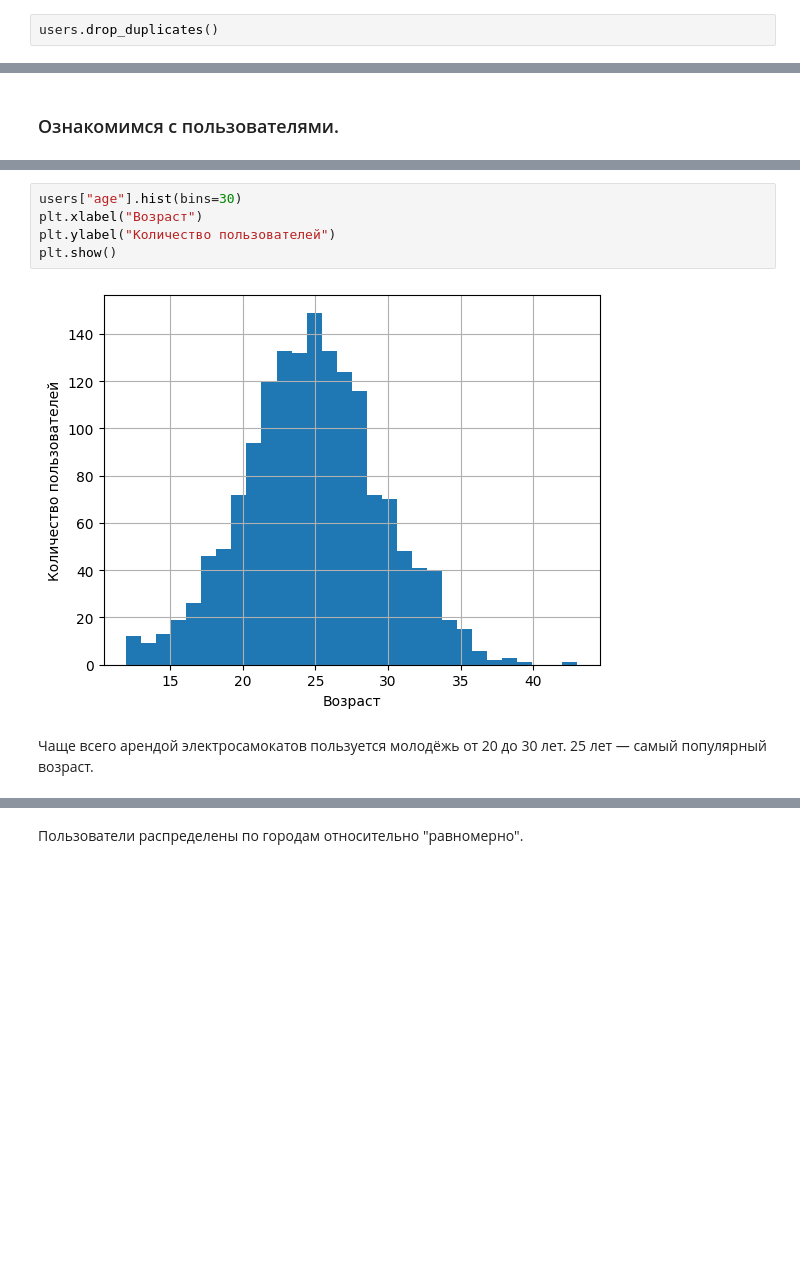
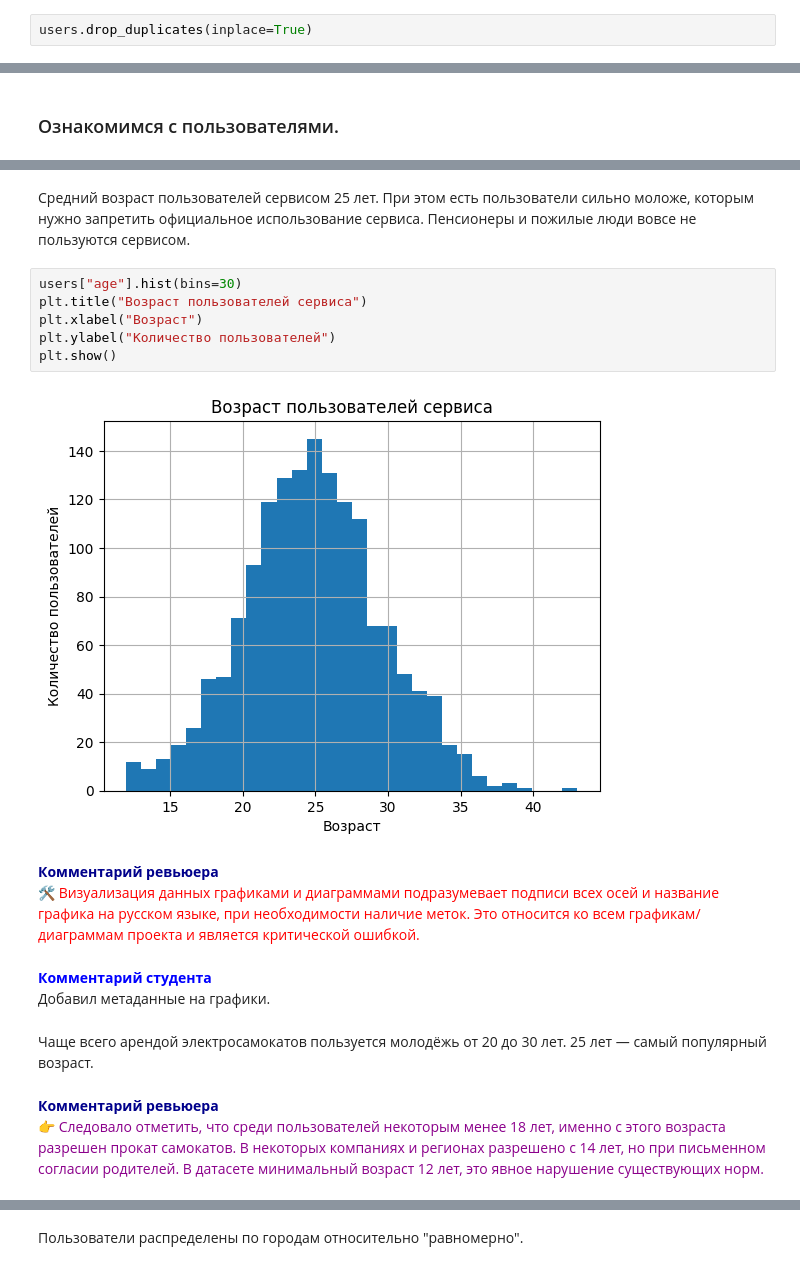
Before and after one commit to EvanderLatine/DS_Practicum, a Jupyter notebook: Scooters_Lease/Revenue_Optimization.ipynb, the cells around one changed output, grey strips where cells are left out. Drawn from its saved outputs; the diff is of its cells as text; blank space fills up the shorter version.

```diff
--- a/Scooters_Lease/Revenue_Optimization.ipynb
+++ b/Scooters_Lease/Revenue_Optimization.ipynb
@@ -165,4 +224,4 @@ users.duplicated().sum()
 # %% [markdown]
 Удалим явные убликаты для пользователей и обновим индекс.
 # %%
-users.drop_duplicates()
+users.drop_duplicates(inplace=True)
@@ -197,9 +274,21 @@ subscriptions.duplicated().sum()
+# %% [markdown]
+Средний возраст пользователей сервисом 25 лет. При этом есть пользователи сильно моложе, которым нужно запретить официальное использование сервиса. Пенсионеры и пожилые люди вовсе не пользуются сервисом.
 # %%
 users["age"].hist(bins=30)
+plt.title("Возраст пользователей сервиса")
 plt.xlabel("Возраст")
 plt.ylabel("Количество пользователей")
 plt.show()
 # %% [output]
-[figure, old version]
+[figure, new version]
+# %% [markdown]
+<font color='DarkBlue'><b>Комментарий ревьюера</b></font><br>
+<font color='Red'>🛠 Визуализация данных графиками и диаграммами подразумевает подписи всех осей и название графика  на русском языке, при необходимости наличие меток. Это относится ко всем графикам/диаграммам проекта и является критической ошибкой.</font>
+# %% [markdown]
+</font><font color='Blue'><b>Комментарий студента</b></font><br>
+Добавил метаданные на графики.
 # %% [markdown]
 Чаще всего арендой электросамокатов пользуется молодёжь от 20 до 30 лет. 25 лет — самый популярный возраст.
+# %% [markdown]
+<font color='DarkBlue'><b>Комментарий ревьюера</b></font><br>
+<font color='DarkMagenta'>👉 Следовало отметить, что среди пользователей некоторым менее 18 лет, именно с этого возраста разрешен прокат самокатов. В некоторых компаниях и регионах разрешено с 14 лет, но при письменном согласии родителей. В датасете минимальный возраст 12 лет, это явное нарушение существующих норм.</font>
```
Also changed, not shown: parts of 83 cells of this notebook.
